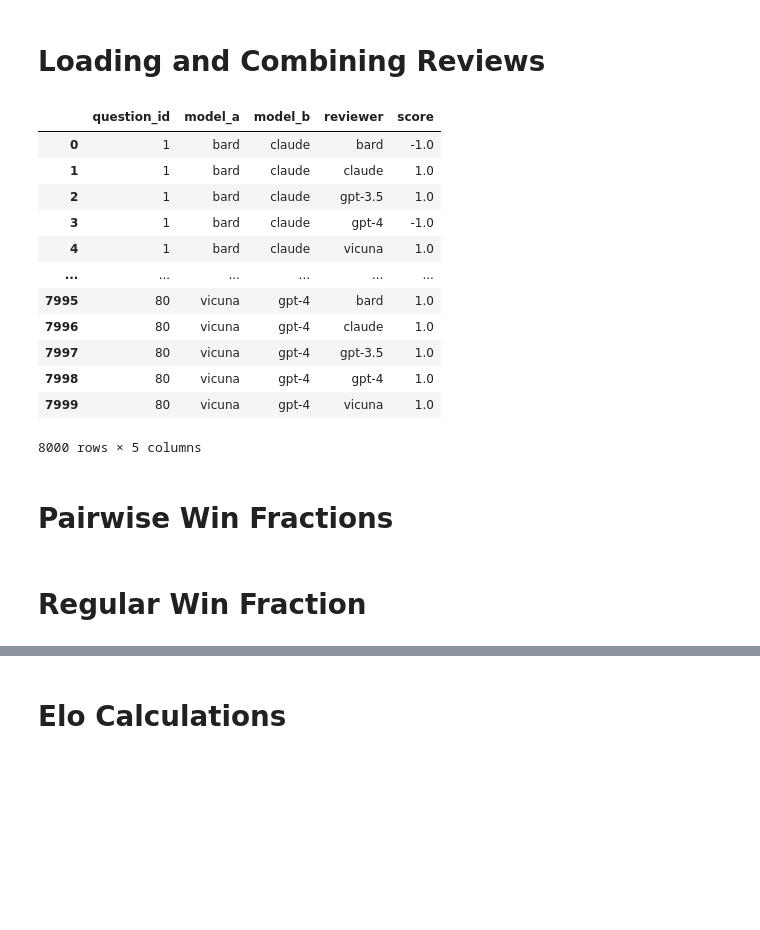
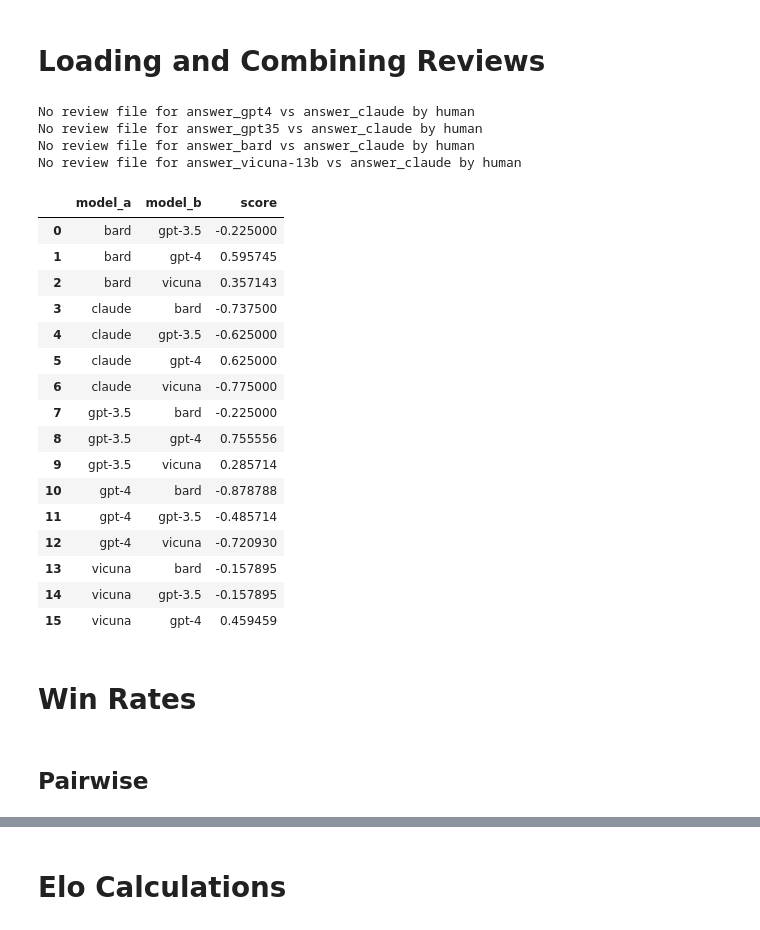
Before and after one commit to bcdnlp/peer_eval, a Jupyter notebook: eval/ranking.ipynb, the cells around one changed output, grey strips where cells are left out. Saved outputs shown, nothing was run; the diff lists cells and outputs as text; code cells hidden in the pictures; blank space fills up the shorter version.

Commit message:
fractional wins implemented for winrate and elo

```diff
--- a/eval/ranking.ipynb
+++ b/eval/ranking.ipynb
@@ -26,7 +27,7 @@ def review_filename(modelA, modelB, reviewer):
     name = f'{modelA}-vs-{modelB}-{reviewer}-reviewer*.jsonl'
     glob_path = './ratings-*/' + name
     globs = glob.glob(glob_path)
-    return globs[0]
+    return globs[0] if len(globs) > 0 else None
 
 def format_df(df):
     # map A wins to -1, B wins to 1, and ties to 0
@@ -42,6 +43,9 @@ def load_reviews(models_map, reviewers_map):
 
             for reviewer in reviewers_map.keys():
                 filename = review_filename(modelA, modelB, reviewer)
+                if filename is None:
+                    print(f'No review file for {modelA} vs {modelB} by {reviewer}')
+                    continue
                 # get df and add to array
                 df = pd.read_json(filename, lines=True)[['question_id', 'score']]
                 format_df(df)
@@ -56,35 +60,49 @@ def load_reviews(models_map, reviewers_map):
                 dfs_list.append(df)
 
     # combine all dfs and shuffle
-    reviews = pd.concat(dfs_list)
+    reviews = pd.concat(dfs_list).sample(frac=1, random_state=42)
     return reviews
 # %%
 # if there are multiple reviews for a question from a given review, take the majority vote
-def majority_vote_review(df):
+def human_majority(df):
     def take_majority(frame):
         x = frame.mean()
         return np.sign(x)
 
     return df.groupby(['question_id', 'model_a', 'model_b', 'reviewer'], as_index=False).agg({'score': take_majority})
-# %%
-reviews = majority_vote_review(load_reviews(models_map, reviewers_map))
-reviews
-# %% [output]
-|  | question_id | model_a | model_b | reviewer | score |
-| 0 | 1 | bard | claude | bard | -1.0 |
-| 1 | 1 | bard | claude | claude | 1.0 |
-| 2 | 1 | bard | claude | gpt-3.5 | 1.0 |
-| 3 | 1 | bard | claude | gpt-4 | -1.0 |
-| 4 | 1 | bard | claude | vicuna | 1.0 |
-| ... | ... | ... | ... | ... | ... |
-| 7995 | 80 | vicuna | gpt-4 | bard | 1.0 |
-| 7996 | 80 | vicuna | gpt-4 | claude | 1.0 |
-| 7997 | 80 | vicuna | gpt-4 | gpt-3.5 | 1.0 |
-| 7998 | 80 | vicuna | gpt-4 | gpt-4 | 1.0 |
-| 7999 | 80 | vicuna | gpt-4 | vicuna | 1.0 |
-8000 rows × 5 columns
+# %%
+reviews = human_majority(load_reviews(models_map, reviewers_map))
+human_reviews = human_majority(load_reviews(models_map, {**reviewers_map, 'human': 'human'}))
+# %% [output]
+No review file for answer_gpt4 vs answer_claude by human
+No review file for answer_gpt35 vs answer_claude by human
+No review file for answer_bard vs answer_claude by human
+No review file for answer_vicuna-13b vs answer_claude by human
+# %%
+hr = human_reviews[human_reviews.reviewer == 'human']
+hr.groupby(['model_a', 'model_b'], as_index=False).agg({'score': 'mean'})
+# %% [output]
+|  | model_a | model_b | score |
+| 0 | bard | gpt-3.5 | -0.225000 |
+| 1 | bard | gpt-4 | 0.595745 |
+| 2 | bard | vicuna | 0.357143 |
+| 3 | claude | bard | -0.737500 |
+| 4 | claude | gpt-3.5 | -0.625000 |
+| 5 | claude | gpt-4 | 0.625000 |
+| 6 | claude | vicuna | -0.775000 |
+| 7 | gpt-3.5 | bard | -0.225000 |
+| 8 | gpt-3.5 | gpt-4 | 0.755556 |
+| 9 | gpt-3.5 | vicuna | 0.285714 |
+| 10 | gpt-4 | bard | -0.878788 |
+| 11 | gpt-4 | gpt-3.5 | -0.485714 |
+| 12 | gpt-4 | vicuna | -0.720930 |
+| 13 | vicuna | bard | -0.157895 |
+| 14 | vicuna | gpt-3.5 | -0.157895 |
+| 15 | vicuna | gpt-4 | 0.459459 |
+# %% [markdown]
+# Win Rates
 # %% [markdown]
-# Pairwise Win Fractions
+## Pairwise
 # %%
 # function adapted from https://colab.research.google.com/drive/1lAQ9cKVErXI1rEYq7hTKNaCQ5Q8TzrI5
 def compute_pairwise_win_fraction(battles):
@@ -134,3 +152 @@ fig = visualize_pairwise_win_fraction(reviews,
 fig
-# %% [markdown]
-# Regular Win Fraction
```
Also changed, not shown: parts of 22 cells of this notebook.
